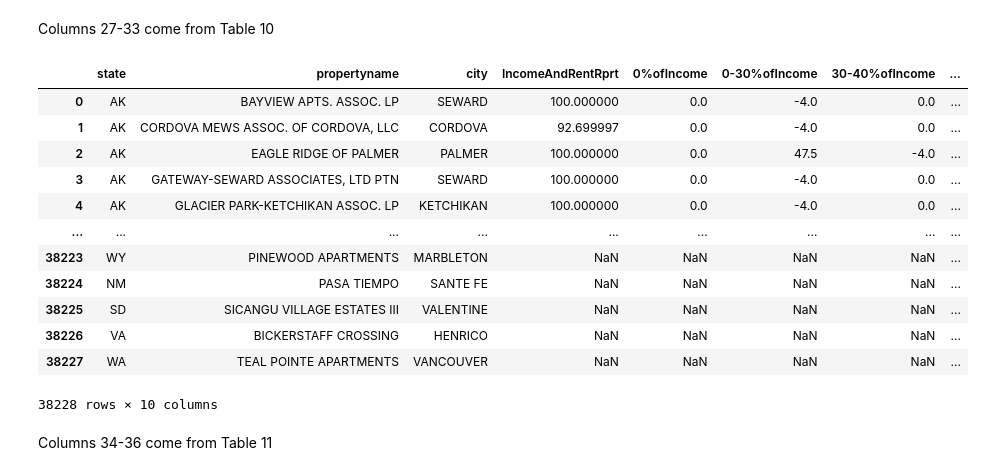
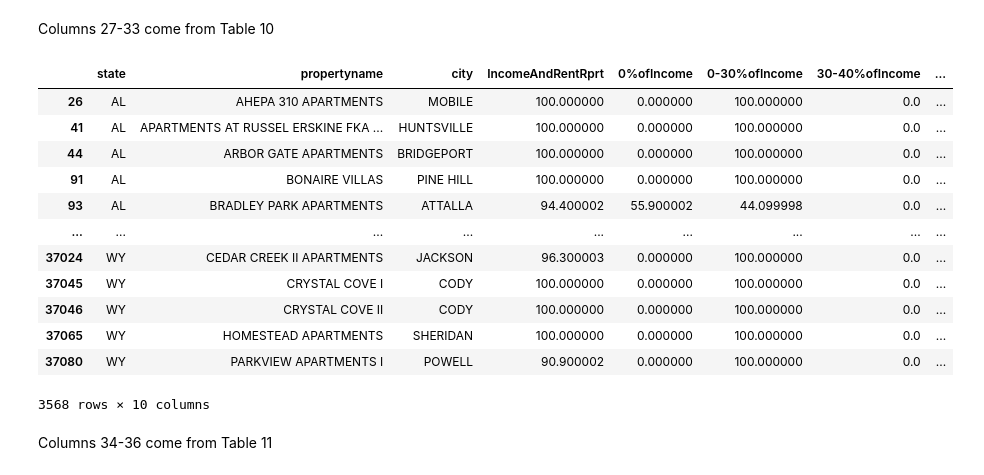
Before and after one commit to bitriagaleonela40-cmd/housing-research, a Jupyter notebook: Housing.ipynb, the cells around one changed output. Cells and saved outputs as stored; diff of their text form; code cells hidden in the pictures.

```diff
--- a/Housing.ipynb
+++ b/Housing.ipynb
@@ -85,11 +85,15 @@ headofhouse = headofhouse.rename(columns={"HH_RACE_HAWAIIANPI_PCT": "HawaiianorP
 headofhouse = headofhouse.rename(columns={"HH_RACE_OTHER_PCT": "OtherRace"})
 headofhouse = headofhouse.rename(columns={"HH_RACE_HISPANIC_PCT": "Hispanic"})
 headofhouse = headofhouse.rename(columns={"HH_RACE_NR_PCT": "Non_Reported"})
+
+# Cleaning null values
+for col in ['White', 'BlackorAfricanAmerican', 'AmericanIndianorAlaskaNative', 'Asian', 'HawaiianorPacificIslander', 'OtherRace', 'Hispanic', 'Non_Reported']:
+    headofhouse[col] = headofhouse[col].replace(-4, np.nan)
+
+headofhouse = headofhouse.dropna(axis = 0, how = 'any', subset = None)
+
 headofhouse
 
-#Cleaning null values
-
-
 #Data Visualization
 # %% [output]
 |  | state | propertyname | city | White | BlackorAfricanAmerican | AmericanIndianorAlaskaNative | Asian | ... |
@@ -121,11 +125,14 @@ household_income = household_income.rename(columns={"UNITS_INC_5K_10K_PCT": "$50
 household_income = household_income.rename(columns={"UNITS_INC_10K_15K_PCT": "$10000-$15000"})
 household_income = household_income.rename(columns={"UNITS_INC_15_20K_PCT": "$15000-$20000"})
 household_income = household_income.rename(columns={"UNITS_INC_GRT_20K_PCT": "$20000+"})
+
+# Cleaning null values
+for col in ['MedianIncome', 'IncomeReportedinPercent', '$0-$5000', '$5000-$10000', '$10000-$15000', '$15000-$20000', '$20000+']:
+    household_income[col] = household_income[col].replace(-4, np.nan)
+
 household_income = household_income.dropna(axis = 0, how = 'any', subset = None)
 household_income
 
-#Cleaning null values
-
 #Data Visualization
 # %% [output]
 |  | state | propertyname | city | MedianIncome | IncomeReportedinPercent | $0-$5000 | $5000-$10000 | ... |
@@ -155,11 +162,15 @@ IncometoAmi = IncometoAmi.rename(columns={"UNITS_I_IL_IR_30_40_PCT": "30-40%"})
 IncometoAmi = IncometoAmi.rename(columns={"UNITS_I_IL_IR_40_50_PCT": "40-50%"})
 IncometoAmi = IncometoAmi.rename(columns={"UNITS_I_IL_IR_50_60_PCT": "50-60%"})
 IncometoAmi = IncometoAmi.rename(columns={"UNITS_I_IL_IR_GT60_PCT": "60%+"})
+
+# Cleaning null values
+for col in ['Unavailable', '0-30%', '30-40%', '40-50%', '50-60%', '60%+']:
+    IncometoAmi[col] = IncometoAmi[col].replace(-4, np.nan)
+
+IncometoAmi = IncometoAmi.dropna(axis = 0, how = 'any', subset = None)
+
 IncometoAmi
 
-#Cleaning null values
-
-
 #Data Visualization
 # %% [output]
 |  | state | propertyname | city | Unavailable | 0-30% | 30-40% | 40-50% | 50-60% | 60%+ |
@@ -180,37 +191,42 @@ Columns 27-33 come from Table 10
 # %%
 #Create data frame
 rentBurden = housing_df[['state', 'propertyname' ,'city','UNITS_INC_RNT_RPTD_PCT', 'UNITS_INC_RNT_0_PCT',
        'UNITS_INC_RNT_0_30_PCT', 'UNITS_INC_RNT_30_40_PCT',
        'UNITS_INC_RNT_40_50_PCT', 'UNITS_INC_RNT_GRT_50_PCT',
        'UNITS_INC_RNT_NOT_CAL_PCT']]
 
 #Rename variables
 rentBurden = rentBurden.rename(columns={"UNITS_INC_RNT_RPTD_PCT": "IncomeAndRentRprt"})
 rentBurden = rentBurden.rename(columns={"UNITS_INC_RNT_0_PCT": "0%ofIncome"})
 rentBurden = rentBurden.rename(columns={"UNITS_INC_RNT_0_30_PCT": "0-30%ofIncome"})
 rentBurden = rentBurden.rename(columns={"UNITS_INC_RNT_30_40_PCT": "30-40%ofIncome"})
 rentBurden = rentBurden.rename(columns={"UNITS_INC_RNT_40_50_PCT": "40-50%ofIncome"})
 rentBurden = rentBurden.rename(columns={"UNITS_INC_RNT_GRT_50_PCT": "50%ofIncome+"})
 rentBurden = rentBurden.rename(columns={"UNITS_INC_RNT_NOT_CAL_PCT": "NotCalculated"})
+
+# Cleaning null values
+for col in ['IncomeAndRentRprt', '0%ofIncome', '0-30%ofIncome', '30-40%ofIncome', '40-50%ofIncome', '50%ofIncome+', 'NotCalculated']:
+    rentBurden[col] = rentBurden[col].replace(-4, np.nan)
+
+rentBurden = rentBurden.dropna(axis = 0, how = 'any', subset = None)
+
 rentBurden
 
-#Cleaning null values
-
 #Data Visualization
 # %% [output]
 |  | state | propertyname | city | IncomeAndRentRprt | 0%ofIncome | 0-30%ofIncome | 30-40%ofIncome | ... |
-| 0 | AK | BAYVIEW APTS. ASSOC. LP | SEWARD | 100.000000 | 0.0 | -4.0 | 0.0 | ... |
-| 1 | AK | CORDOVA MEWS ASSOC. OF CORDOVA, LLC | CORDOVA | 92.699997 | 0.0 | -4.0 | 0.0 | ... |
-| 2 | AK | EAGLE RIDGE OF PALMER | PALMER | 100.000000 | 0.0 | 47.5 | -4.0 | ... |
-| 3 | AK | GATEWAY-SEWARD ASSOCIATES, LTD PTN | SEWARD | 100.000000 | 0.0 | -4.0 | 0.0 | ... |
-| 4 | AK | GLACIER PARK-KETCHIKAN ASSOC. LP | KETCHIKAN | 100.000000 | 0.0 | -4.0 | 0.0 | ... |
+| 26 | AL | AHEPA 310 APARTMENTS | MOBILE | 100.000000 | 0.000000 | 100.000000 | 0.0 | ... |
+| 41 | AL | APARTMENTS AT RUSSEL ERSKINE FKA ... | HUNTSVILLE | 100.000000 | 0.000000 | 100.000000 | 0.0 | ... |
+| 44 | AL | ARBOR GATE APARTMENTS | BRIDGEPORT | 100.000000 | 0.000000 | 100.000000 | 0.0 | ... |
+| 91 | AL | BONAIRE VILLAS | PINE HILL | 100.000000 | 0.000000 | 100.000000 | 0.0 | ... |
+| 93 | AL | BRADLEY PARK APARTMENTS | ATTALLA | 94.400002 | 55.900002 | 44.099998 | 0.0 | ... |
 | ... | ... | ... | ... | ... | ... | ... | ... | ... |
-| 38223 | WY | PINEWOOD APARTMENTS | MARBLETON | NaN | NaN | NaN | NaN | ... |
-| 38224 | NM | PASA TIEMPO | SANTE FE | NaN | NaN | NaN | NaN | ... |
-| 38225 | SD | SICANGU VILLAGE ESTATES III | VALENTINE | NaN | NaN | NaN | NaN | ... |
-| 38226 | VA | BICKERSTAFF CROSSING | HENRICO | NaN | NaN | NaN | NaN | ... |
-| 38227 | WA | TEAL POINTE APARTMENTS | VANCOUVER | NaN | NaN | NaN | NaN | ... |
+| 37024 | WY | CEDAR CREEK II APARTMENTS | JACKSON | 96.300003 | 0.000000 | 100.000000 | 0.0 | ... |
+| 37045 | WY | CRYSTAL COVE I | CODY | 100.000000 | 0.000000 | 100.000000 | 0.0 | ... |
+| 37046 | WY | CRYSTAL COVE II | CODY | 100.000000 | 0.000000 | 100.000000 | 0.0 | ... |
+| 37065 | WY | HOMESTEAD APARTMENTS | SHERIDAN | 100.000000 | 0.000000 | 100.000000 | 0.0 | ... |
+| 37080 | WY | PARKVIEW APARTMENTS I | POWELL | 90.900002 | 0.000000 | 100.000000 | 0.0 | ... |
-38228 rows × 10 columns
+3568 rows × 10 columns
 # %% [markdown]
 Columns 34-36 come from Table 11
 # %%
```
Also changed, not shown: parts of 5 cells of this notebook.
